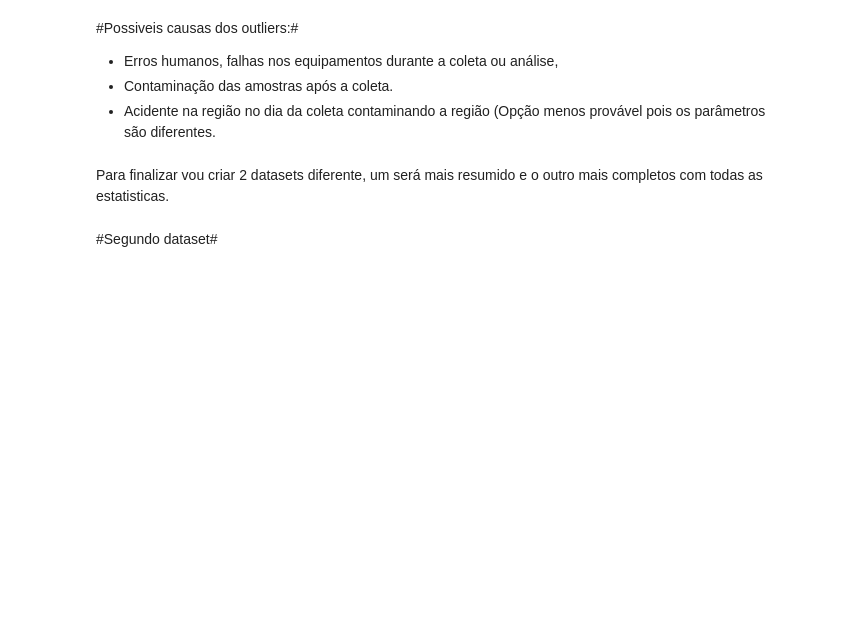
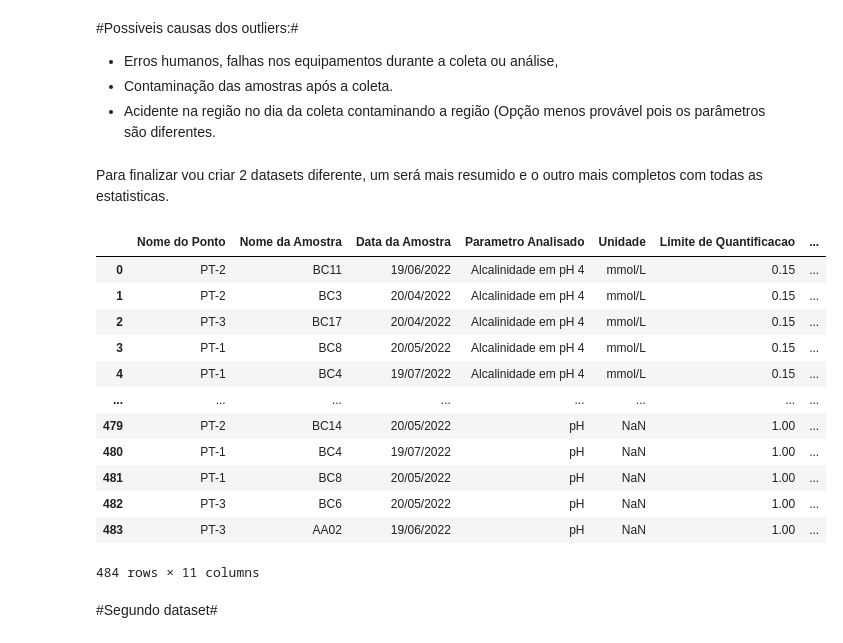
Before and after one commit to IsWallison/WATER-SERVICES-AND-TECHNOLOGIES, a Jupyter notebook: Analise_dos_dados_WATER_SERVICES.ipynb, the cells around one changed output. Drawn from its saved outputs; the diff is of its cells as text; code cells hidden in the pictures; blank space fills up the shorter version.

```diff
--- a/Analise_dos_dados_WATER_SERVICES.ipynb
+++ b/Analise_dos_dados_WATER_SERVICES.ipynb
@@ -343,6 +346,22 @@ Name: Valor Coletado, dtype: int64
 * Acidente na região no dia da coleta contaminando a região (Opção menos provável pois os parâmetros são diferentes.
 # %% [markdown]
 Para finalizar vou criar 2 datasets diferente, um será mais resumido e o outro mais completos com todas as estatisticas.
+# %%
+df_final
+# %% [output]
+|  | Nome do Ponto | Nome da Amostra | Data da Amostra | Parametro Analisado | Unidade | Limite de Quantificacao | ... |
+| 0 | PT-2 | BC11 | 19/06/2022 | Alcalinidade em pH 4 | mmol/L | 0.15 | ... |
+| 1 | PT-2 | BC3 | 20/04/2022 | Alcalinidade em pH 4 | mmol/L | 0.15 | ... |
+| 2 | PT-3 | BC17 | 20/04/2022 | Alcalinidade em pH 4 | mmol/L | 0.15 | ... |
+| 3 | PT-1 | BC8 | 20/05/2022 | Alcalinidade em pH 4 | mmol/L | 0.15 | ... |
+| 4 | PT-1 | BC4 | 19/07/2022 | Alcalinidade em pH 4 | mmol/L | 0.15 | ... |
+| ... | ... | ... | ... | ... | ... | ... | ... |
+| 479 | PT-2 | BC14 | 20/05/2022 | pH | NaN | 1.00 | ... |
+| 480 | PT-1 | BC4 | 19/07/2022 | pH | NaN | 1.00 | ... |
+| 481 | PT-1 | BC8 | 20/05/2022 | pH | NaN | 1.00 | ... |
+| 482 | PT-3 | BC6 | 20/05/2022 | pH | NaN | 1.00 | ... |
+| 483 | PT-3 | AA02 | 19/06/2022 | pH | NaN | 1.00 | ... |
+484 rows × 11 columns
 # %%
 df_final_limpo = df_final.drop(columns=['Media Coletada','Minimo Coletado',
                                         'Maximo Coletado','Mediana Coletada'])
```
Also changed, not shown: parts of 4 cells of this notebook.
